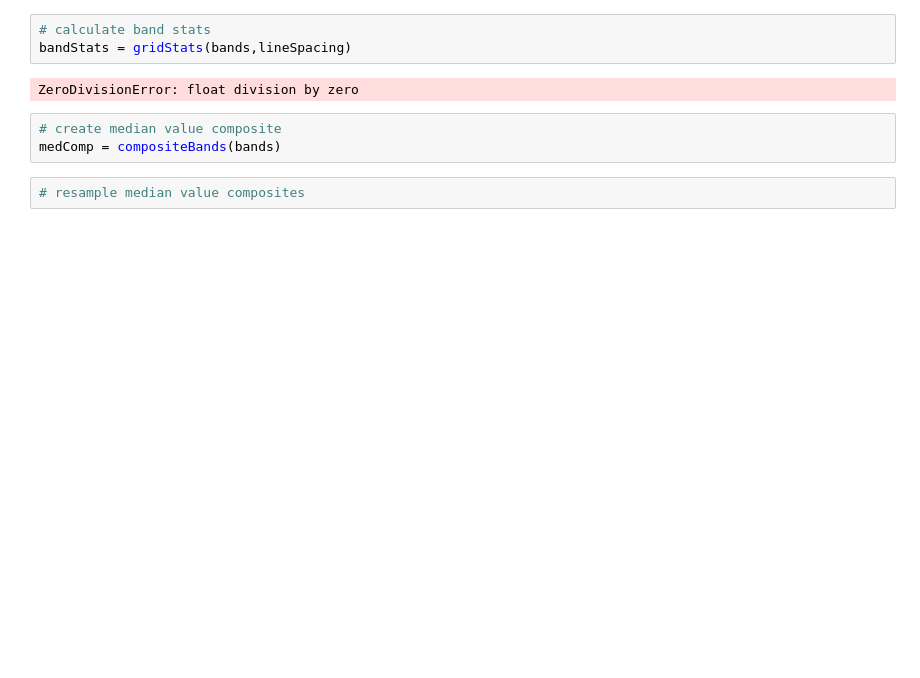
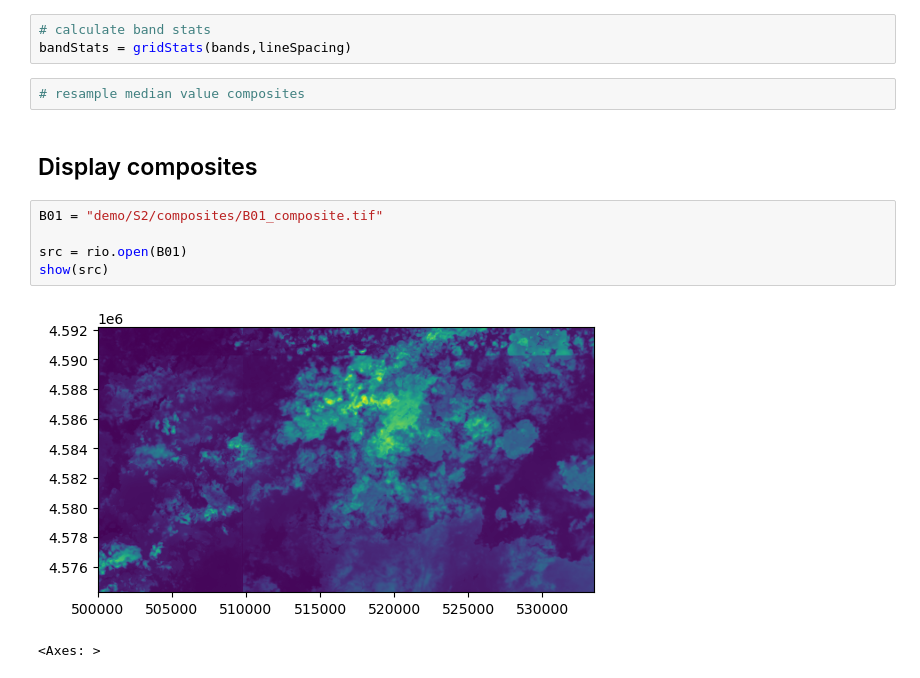
Before and after one commit to GEOM4009/W25Project_Compositing, a Jupyter notebook: S2CompoTool.ipynb, the cells around one changed output. Drawn from its saved outputs; the diff is of its cells as text; blank space fills up the shorter version.

Commit message:
update S2CompoTool notebook #5, #7 & #24

```diff
--- a/S2CompoTool.ipynb
+++ b/S2CompoTool.ipynb
@@ -27,10 +64,15 @@ bands = sortBands(inputS2)
-# %%
-# calculate band stats
-bandStats = gridStats(bands,lineSpacing)
-# %% [output]
-ZeroDivisionError: float division by zero
-# %%
-# create median value composite
-medComp = compositeBands(bands)
+# %%
+# calculate band stats
+bandStats = gridStats(bands,lineSpacing)
 # %%
 # resample median value composites
+# %% [markdown]
+## Display composites
+# %%
+B01 = "demo/S2/composites/B01_composite.tif"
+
+src = rio.open(B01)
+show(src)
+# %% [output]
+[figure, added]
+<Axes: >
```
Also changed, not shown: parts of 9 cells of this notebook, 8 other files.
